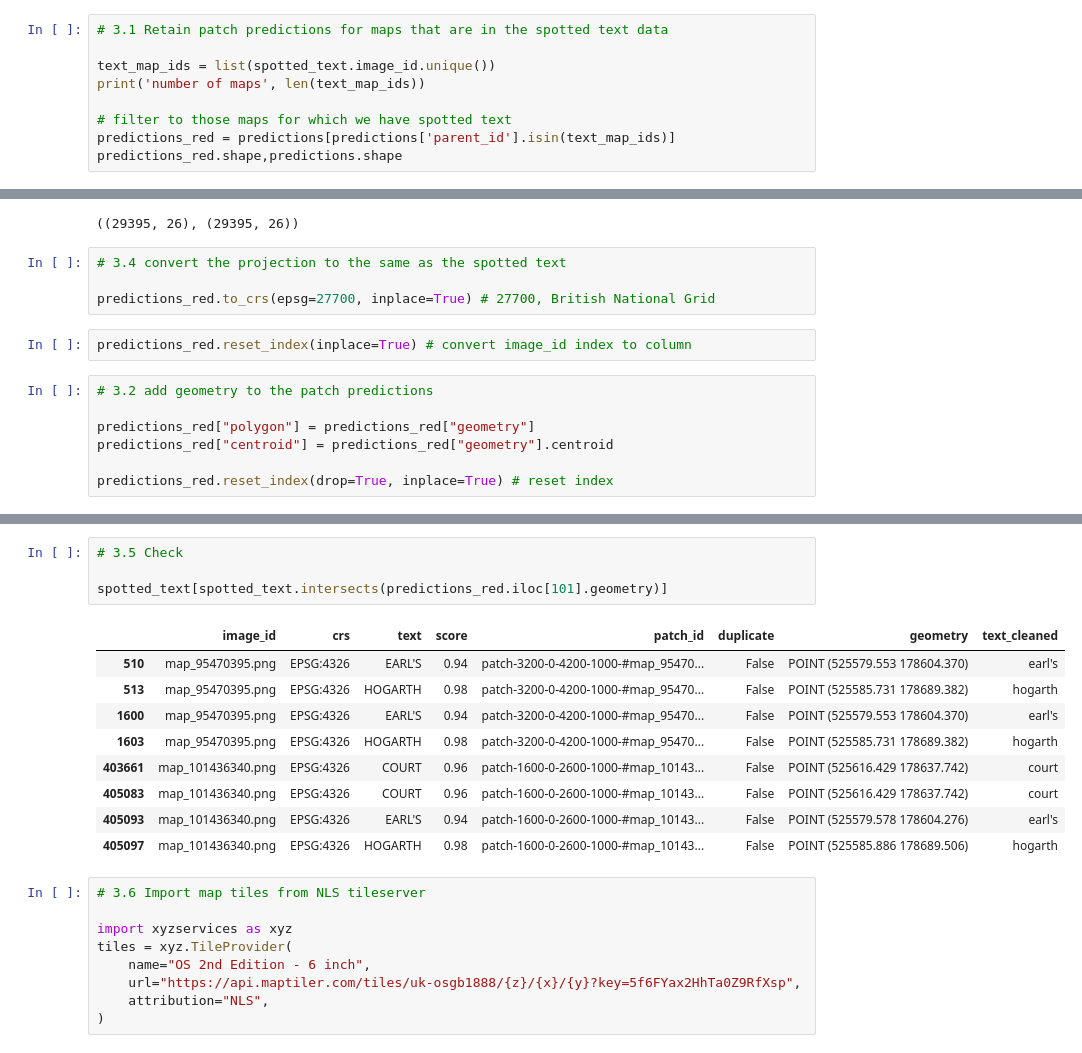
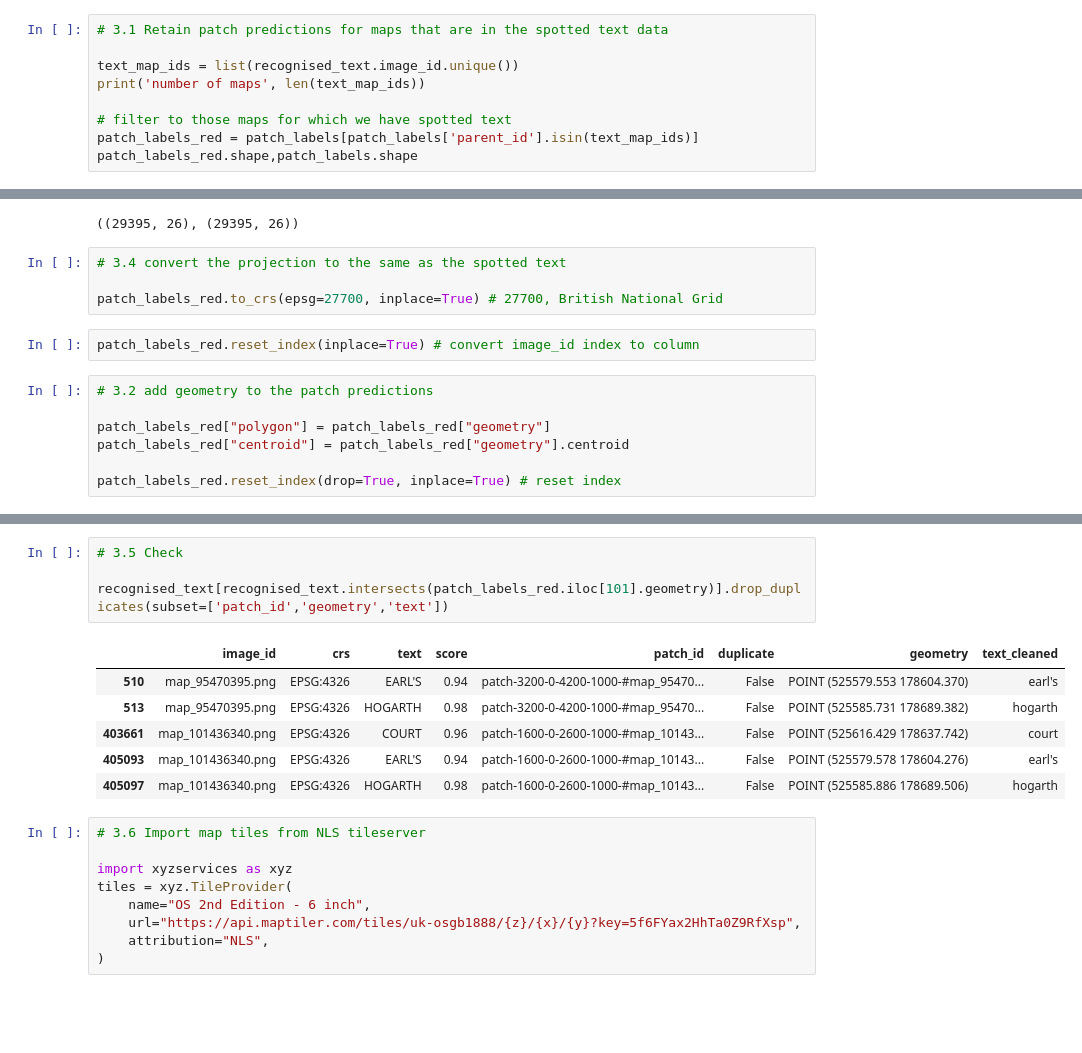
Before and after one commit to maps-as-data/imago-mundi-forum-2024, a Jupyter notebook: imago_mundi_railspace_2024_data_polygons.ipynb, the cells around one changed output, grey strips where cells are left out. Drawn from its saved outputs; the diff is of its cells as text; blank space fills up the shorter version.

```diff
--- a/imago_mundi_railspace_2024_data_polygons.ipynb
+++ b/imago_mundi_railspace_2024_data_polygons.ipynb
@@ -132,26 +134,26 @@ spotted_text_filtered["score"].astype(float).mean() # mean confidence score for
 # %%
 # 3.1 Retain patch predictions for maps that are in the spotted text data
 
-text_map_ids = list(spotted_text.image_id.unique())
+text_map_ids = list(recognised_text.image_id.unique())
 print('number of maps', len(text_map_ids))
 
 # filter to those maps for which we have spotted text
-predictions_red = predictions[predictions['parent_id'].isin(text_map_ids)]
-predictions_red.shape,predictions.shape
+patch_labels_red = patch_labels[patch_labels['parent_id'].isin(text_map_ids)]
+patch_labels_red.shape,patch_labels.shape
 # %% [output]
 number of maps 329
 ((29395, 26), (29395, 26))
 # %%
 # 3.4 convert the projection to the same as the spotted text
 
-predictions_red.to_crs(epsg=27700, inplace=True) # 27700, British National Grid
+patch_labels_red.to_crs(epsg=27700, inplace=True) # 27700, British National Grid
 # %%
-predictions_red.reset_index(inplace=True) # convert image_id index to column
+patch_labels_red.reset_index(inplace=True) # convert image_id index to column
 # %%
 # 3.2 add geometry to the patch predictions
 
-predictions_red["polygon"] = predictions_red["geometry"]
-predictions_red["centroid"] = predictions_red["geometry"].centroid
+patch_labels_red["polygon"] = patch_labels_red["geometry"]
+patch_labels_red["centroid"] = patch_labels_red["geometry"].centroid
 
-predictions_red.reset_index(drop=True, inplace=True) # reset index
+patch_labels_red.reset_index(drop=True, inplace=True) # reset index
 # %%
@@ -169,15 +171,12 @@ predictions_red.head()
 # %%
 # 3.5 Check
 
-spotted_text[spotted_text.intersects(predictions_red.iloc[101].geometry)]
+recognised_text[recognised_text.intersects(patch_labels_red.iloc[101].geometry)].drop_duplicates(subset=['patch_id','geometry','text'])
 # %% [output]
 |  | image_id | crs | text | score | patch_id | duplicate | geometry | text_cleaned |
 | 510 | map_95470395.png | EPSG:4326 | EARL'S | 0.94 | patch-3200-0-4200-1000-#map_95470... | False | POINT (525579.553 178604.370) | earl's |
 | 513 | map_95470395.png | EPSG:4326 | HOGARTH | 0.98 | patch-3200-0-4200-1000-#map_95470... | False | POINT (525585.731 178689.382) | hogarth |
-| 1600 | map_95470395.png | EPSG:4326 | EARL'S | 0.94 | patch-3200-0-4200-1000-#map_95470... | False | POINT (525579.553 178604.370) | earl's |
-| 1603 | map_95470395.png | EPSG:4326 | HOGARTH | 0.98 | patch-3200-0-4200-1000-#map_95470... | False | POINT (525585.731 178689.382) | hogarth |
 | 403661 | map_101436340.png | EPSG:4326 | COURT | 0.96 | patch-1600-0-2600-1000-#map_10143... | False | POINT (525616.429 178637.742) | court |
-| 405083 | map_101436340.png | EPSG:4326 | COURT | 0.96 | patch-1600-0-2600-1000-#map_10143... | False | POINT (525616.429 178637.742) | court |
 | 405093 | map_101436340.png | EPSG:4326 | EARL'S | 0.94 | patch-1600-0-2600-1000-#map_10143... | False | POINT (525579.578 178604.276) | earl's |
 | 405097 | map_101436340.png | EPSG:4326 | HOGARTH | 0.98 | patch-1600-0-2600-1000-#map_10143... | False | POINT (525585.886 178689.506) | hogarth |
 # %%
```
Also changed, not shown: parts of 81 cells of this notebook.
